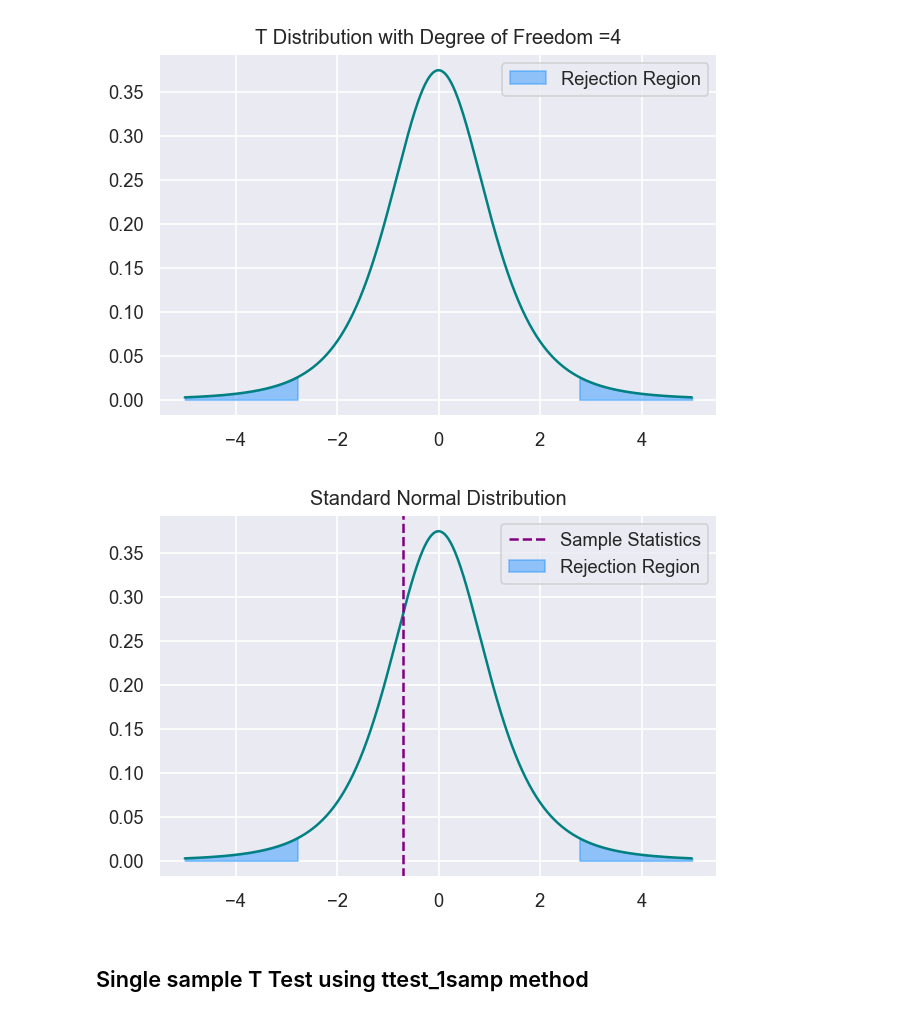
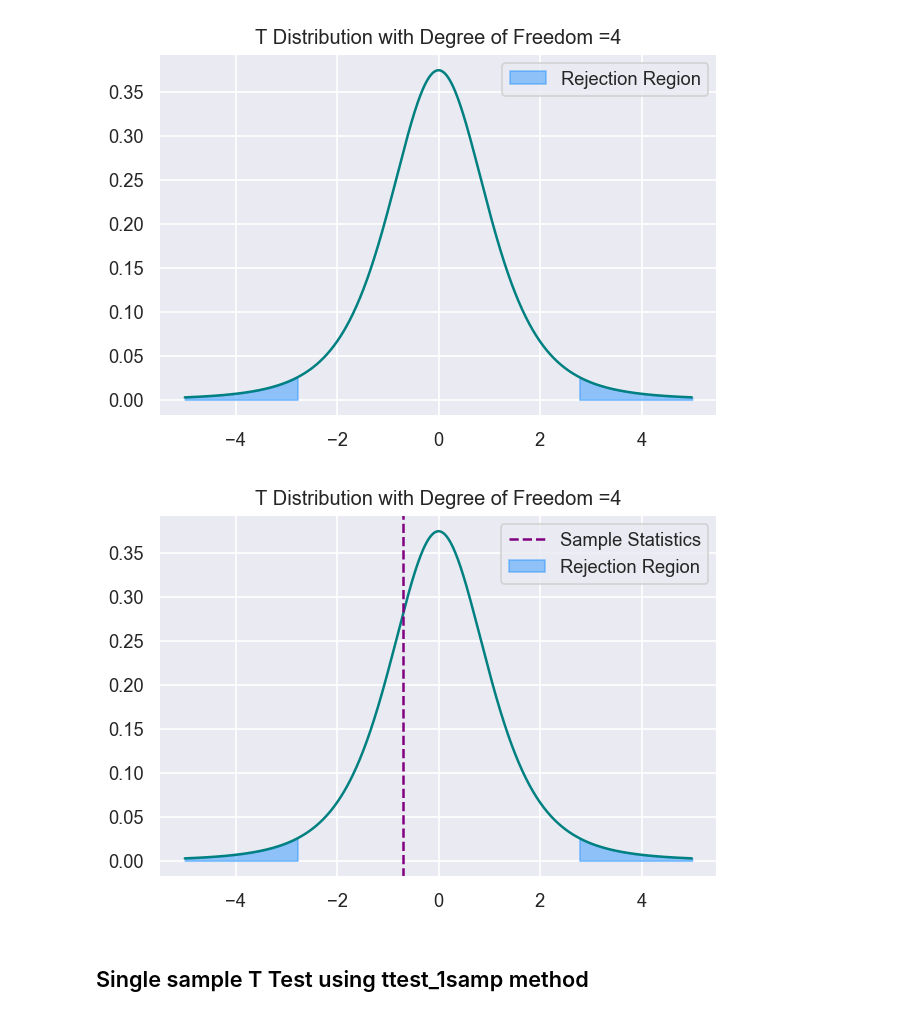
Before and after one commit to BharathC15/NielitChennai, a Jupyter notebook: python/hypothesisTesting/ttest.ipynb, the cells around one changed output. Cells and saved outputs as stored; diff of their text form; code cells hidden in the pictures.

```diff
--- a/python/hypothesisTesting/ttest.ipynb
+++ b/python/hypothesisTesting/ttest.ipynb
@@ -143,14 +143,14 @@ plt.show()
 # %%
 plt.figure(dpi=120)
 sns.lineplot(x=x,y=y,color='teal')
 plt.fill_between(xshade_l,yshade_l, alpha=0.45, color='dodgerblue',label="Rejection Region")
 plt.fill_between(xshade_r,yshade_r, alpha=0.45, color='dodgerblue')
 plt.axvline(x=tstatistics, linestyle='--', linewidth=1.5, label="Sample Statistics", c='purple')
-plt.title("Standard Normal Distribution")
+plt.title("T Distribution with Degree of Freedom ="+str(dof))
 plt.legend()
 plt.show()
 # %% [output]
-[figure, old version]
+[figure, new version]
 # %% [markdown]
 ## Single sample T Test using ttest_1samp method
 # %%
```
Also changed, not shown: parts of 1 cell of this notebook.
